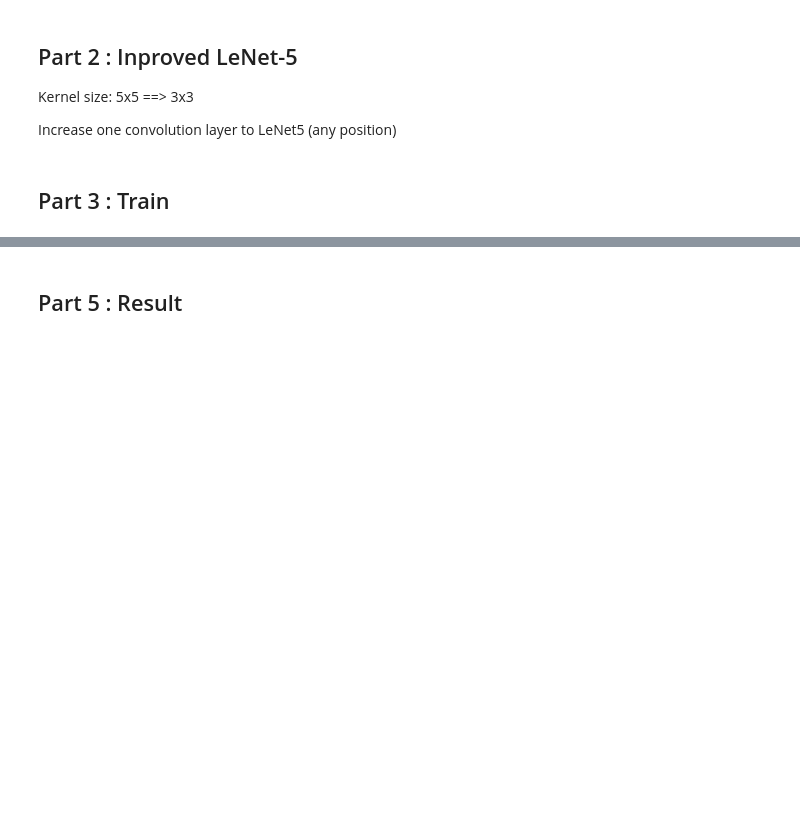
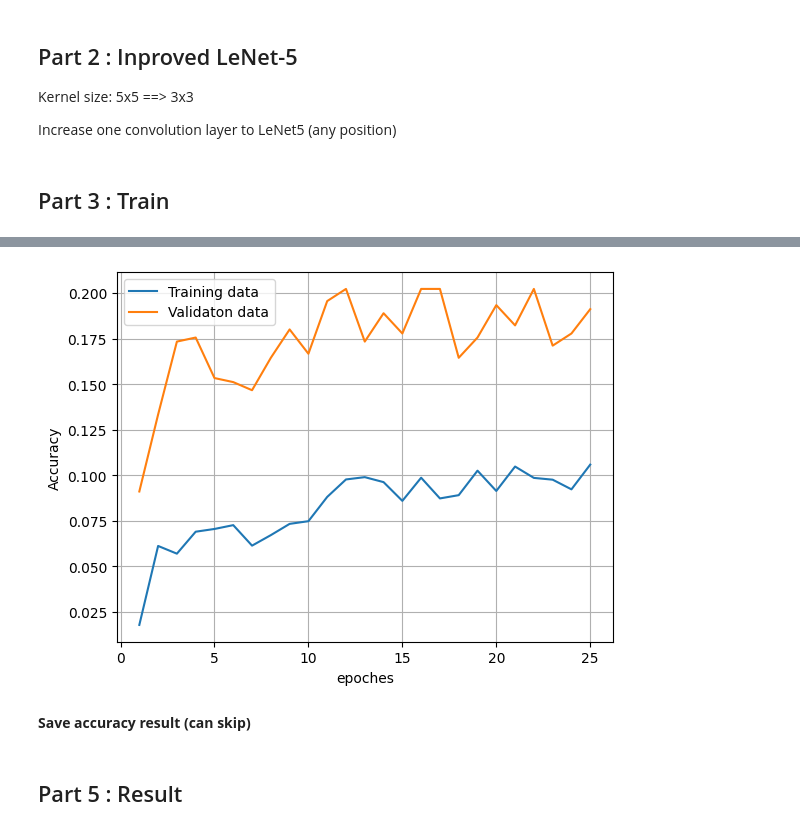
Before and after one commit to podo47/DL_HW2_Handcraft_LeNet5-Computational_Graph, a Jupyter notebook: DL_HW2_Handcraft_Lenet5.ipynb, the cells around one changed output, grey strips where cells are left out. Cells and saved outputs as stored; diff of their text form; code cells hidden in the pictures; blank space fills up the shorter version.

```diff
--- a/DL_HW2_Handcraft_Lenet5.ipynb
+++ b/DL_HW2_Handcraft_Lenet5.ipynb
@@ -775,0 +778,12 @@ def improved_train(model, train_data, valid_data, epoches, learning_rate_list, b
+# %%
+train_data = load_dataset(X_train, train_y)
+valid_data = load_dataset(X_valid, valid_y)
+test_data = load_dataset(X_test, test_y)
+# %%
+batch_size = 64
+epoches = 25
+learning_rate_list = np.array([5e-2] * 10 + [1e-2] * 10 + [5e-3] *5 )
+model2 = Imp_LeNet5()
+# %%
+# Training
+acc_list_improved = improved_train(model2, train_data, valid_data, epoches, learning_rate_list, batch_size)
@@ -775,0 +895,14 @@ def improved_train(model, train_data, valid_data, epoches, learning_rate_list, b
+# %%
+x = np.arange(1, epoches + 1)
+plt.xlabel("epoches")
+plt.ylabel("Accuracy")
+plt.plot(x, acc_list_improved[0])
+plt.plot(x, acc_list_improved[1])
+plt.grid(True)
+plt.legend(["Training data", "Validaton data"], loc = "upper left")
+plt.savefig("/content/drive/MyDrive/DL/HW2/Improved_LeNet5_model/Improved_LeNet5_accuracy.png")
+plt.show()
+# %% [output]
+[figure, added]
+# %% [markdown]
+**Save accuracy result (can skip)**
```
Also changed, not shown: parts of 6 cells of this notebook.
